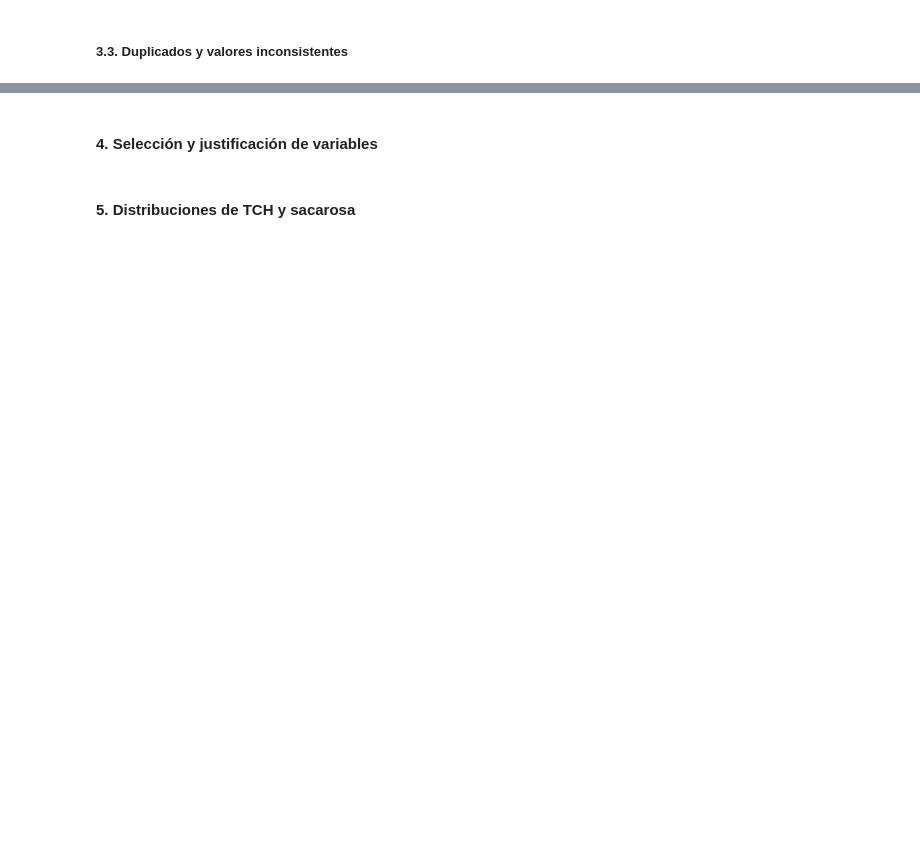
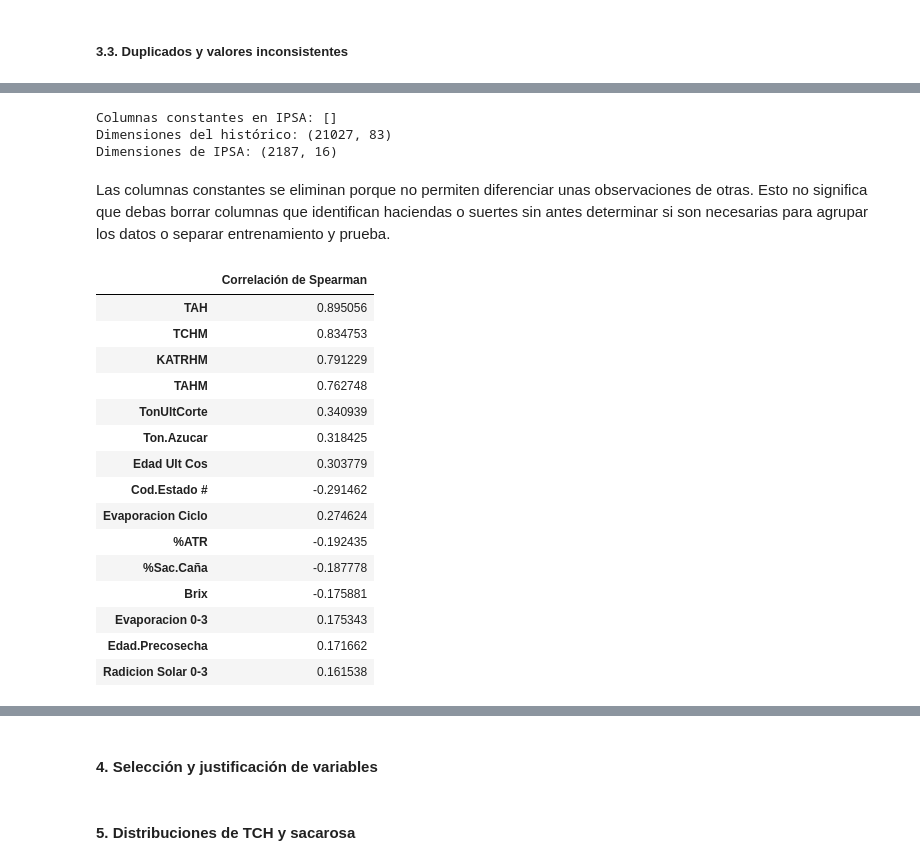
Before and after one commit to Sammmy1911/TallerAPO_Sweet, a Jupyter notebook: SweetLearning.ipynb, the cells around one changed output, grey strips where cells are left out. Cells and saved outputs as stored; diff of their text form; code cells hidden in the pictures; blank space fills up the shorter version.

```diff
--- a/SweetLearning.ipynb
+++ b/SweetLearning.ipynb
@@ -145,0 +485,56 @@ revisar_calidad(ipsa, "BD_IPSA_1940")
+# %%
+# Revisar columnas constantes de IPSA
+columnas_constantes = [
+    col for col in ipsa_eda.columns
+    if ipsa_eda[col].nunique(dropna=False) <= 1
+]
+
+print("Columnas constantes en IPSA:", columnas_constantes)
+
+# Eliminar columnas constantes porque no ayudan a distinguir registros
+ipsa_eda = ipsa_eda.drop(columns=columnas_constantes)
+
+print("Dimensiones del histórico:", historico_eda.shape)
+print("Dimensiones de IPSA:", ipsa_eda.shape)
+# %% [output]
+Columnas constantes en IPSA: []
+Dimensiones del histórico: (21027, 83)
+Dimensiones de IPSA: (2187, 16)
+# %% [markdown]
+Las columnas constantes se eliminan porque no permiten diferenciar unas observaciones de otras. Esto no significa que debas borrar columnas que identifican haciendas o suertes sin antes determinar si son necesarias para agrupar los datos o separar entrenamiento y prueba.
+# %%
+def correlaciones_objetivo(df, objetivo):
+    datos = df.select_dtypes(include="number")
+
+    if objetivo not in datos.columns:
+        print(f"No se encontró {objetivo} como variable numérica.")
+        return
+
+    correlaciones = (
+        datos.corr(method="spearman", min_periods=100)[objetivo]
+        .drop(objetivo)
+        .dropna()
+        .sort_values(key=abs, ascending=False)
+    )
+
+    return correlaciones.to_frame("Correlación de Spearman")
+
+
+correlaciones_objetivo(historico_eda, "TCH").head(15)
+# %% [output]
+|  | Correlación de Spearman |
+| TAH | 0.895056 |
+| TCHM | 0.834753 |
+| KATRHM | 0.791229 |
+| TAHM | 0.762748 |
+| TonUltCorte | 0.340939 |
+| Ton.Azucar | 0.318425 |
+| Edad Ult Cos | 0.303779 |
+| Cod.Estado # | -0.291462 |
+| Evaporacion Ciclo | 0.274624 |
+| %ATR | -0.192435 |
+| %Sac.Caña | -0.187778 |
+| Brix | -0.175881 |
+| Evaporacion 0-3 | 0.175343 |
+| Edad.Precosecha | 0.171662 |
+| Radicion Solar 0-3 | 0.161538 |
```
Also changed, not shown: parts of 32 cells of this notebook.
